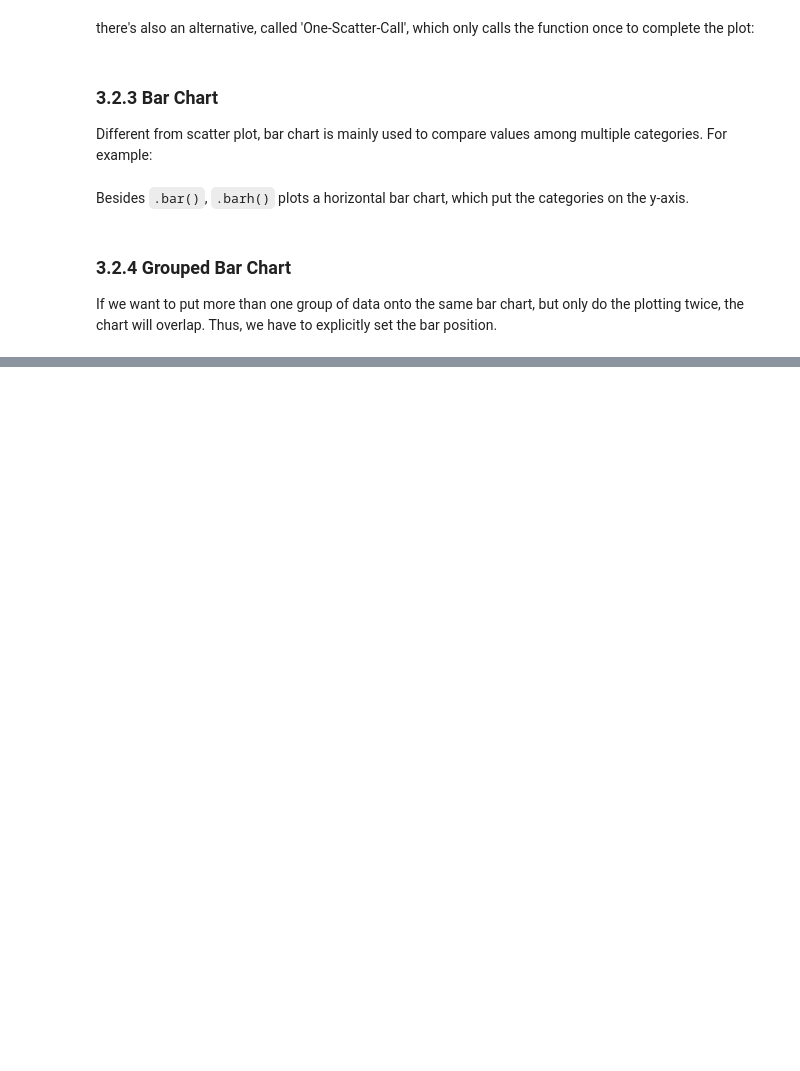
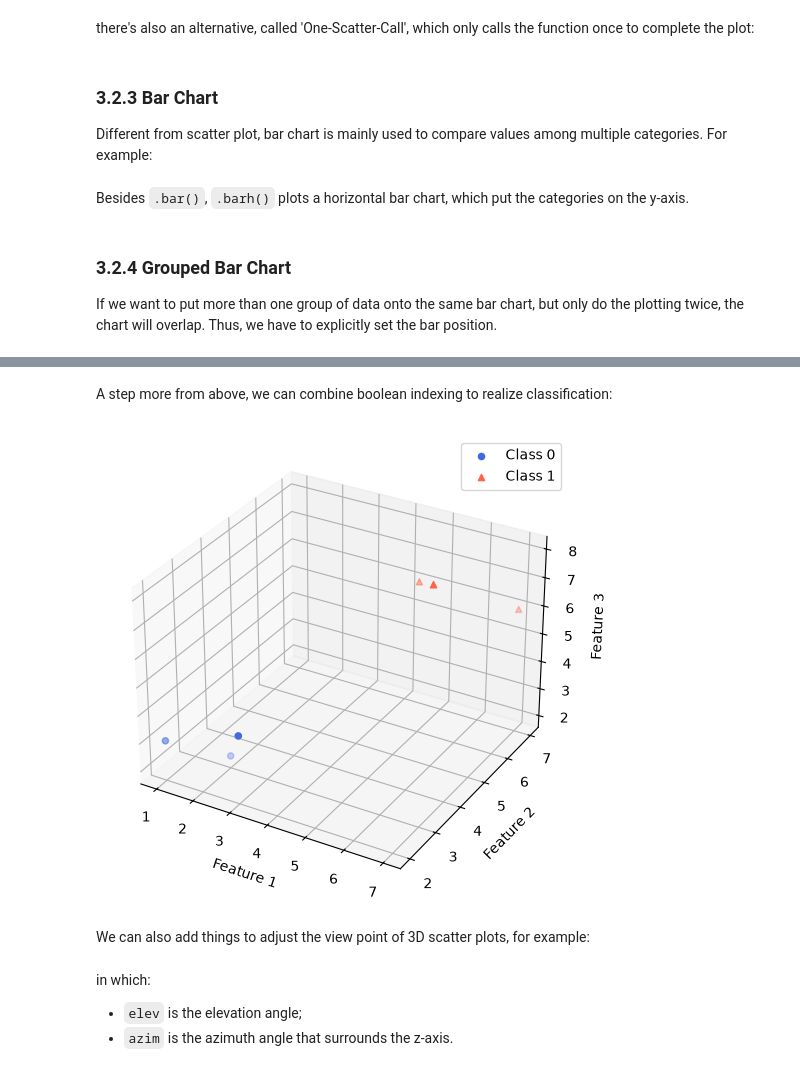
Before and after one commit to David-Linaria/SCITE-AI-2026, a Jupyter notebook: notes-modules/03-matplotlib.ipynb, the cells around one changed output, grey strips where cells are left out. Cells and saved outputs as stored; diff of their text form; code cells hidden in the pictures; blank space fills up the shorter version.

```diff
--- a/notes-modules/03-matplotlib.ipynb
+++ b/notes-modules/03-matplotlib.ipynb
@@ -258,0 +398,47 @@ plt.show()
+# %% [markdown]
+A step more from above, we can combine boolean indexing to realize classification:
+# %%
+X = np.array(
+    [
+        [1, 2, 3],
+        [2, 3, 2],
+        [3, 2, 4],
+        [5, 6, 7],
+        [6, 5, 8],
+        [7, 7, 6],
+    ]
+)
+y = np.array([0, 0, 0, 1, 1, 1])
+
+fig, ax = plt.subplots(
+    figsize=(7, 6),
+    subplot_kw={"projection": "3d"},
+)
+
+ax.scatter(
+    X[y == 0, 0],
+    X[y == 0, 1],
+    X[y == 0, 2],
+    color="royalblue",
+    marker="o",
+    label="Class 0",
+)
+ax.scatter(
+    X[y == 1, 0],
+    X[y == 1, 1],
+    X[y == 1, 2],
+    color="tomato",
+    marker="^",
+    label="Class 1",
+)
+
+ax.set_xlabel("Feature 1")
+ax.set_ylabel("Feature 2")
+ax.set_zlabel("Feature 3")
+ax.legend()
+
+plt.show()
+# %% [output]
+[figure, added]
+# %% [markdown]
+We can also add things to adjust the view point of 3D scatter plots, for example:
@@ -258,0 +447,5 @@ plt.show()
+# %% [markdown]
+in which:
+
+- `elev` is the elevation angle;
+- `azim` is the azimuth angle that surrounds the z-axis.
```
Also changed, not shown: parts of 10 cells of this notebook, 1 other file.
